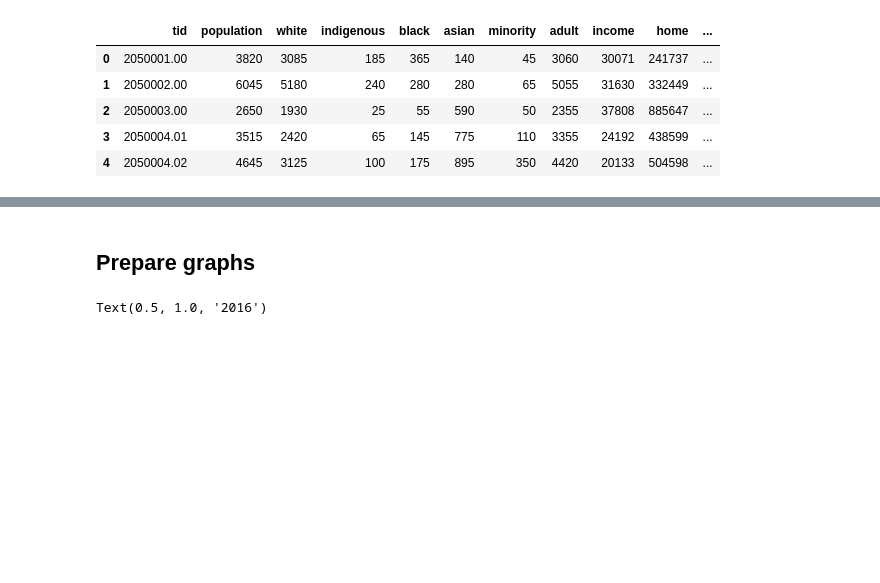
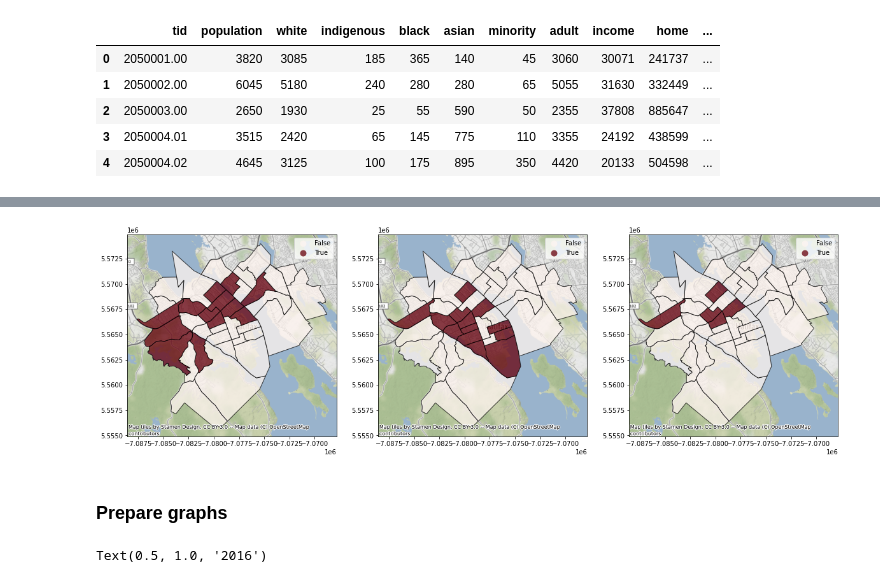
Before and after one commit to laurynmarchand/hfx-gentrification, a Jupyter notebook: notebooks/analysis.ipynb, the cells around one changed output, grey strips where cells are left out. Drawn from its saved outputs; the diff is of its cells as text; code cells hidden in the pictures; blank space fills up the shorter version.

```diff
--- a/notebooks/analysis.ipynb
+++ b/notebooks/analysis.ipynb
@@ -67,0 +95,4 @@ halifax2016.head()
+# %%
+census_tracts = pd.DataFrame(columns=['tid','geometry','educ_eligible','home_value_increase','home_eligible', 'gentrified'])
+census_tracts['tid'] = halifax2006['tid']
+census_tracts['geometry'] = halifax2006['geometry']
@@ -68,3 +117,44 @@ halifax2016.head()
+# %%
+inflation_rate = 1.1777
+for i in range(len(halifax2006['tid'])):
+  if (halifax2006['home'][i]*inflation_rate) < halifax2016['home'][i]:
+    census_tracts['home_value_increase'][i] = True
+  else:
+    census_tracts['home_value_increase'][i] = False
+# %%
+home2006 = np.array(halifax2006['home'])
+home2016 = np.array(halifax2016['home'])
+
+home_difference = []
+for i in range(len(home2006)):
+  home_difference.append(home2016[i] - (home2006[i]*inflation_rate))
+home_difference = np.array(home_difference)
+percentile66 = np.percentile(home_difference, 66)
+
+for i in range(len(census_tracts['tid'])):
+  if home_difference[i] > percentile66:
+    census_tracts['home_eligible'][i] = True
+  else:
+    census_tracts['home_eligible'][i] = False
+# %%
+for i in range(len(census_tracts['tid'])):
+  if census_tracts['educ_eligible'][i] == True and census_tracts['home_value_increase'][i] == True and census_tracts['home_eligible'][i] == True:
+    census_tracts['gentrified'][i] = True
+  else:
+    census_tracts['gentrified'][i] = False
+# %%
+fig, (ax1,ax2,ax3) = plt.subplots(1, 3)
+fig.set_figheight(20)
+fig.set_figwidth(20)
+trcts = gpd.GeoDataFrame(census_tracts, geometry='geometry')
+trcts.plot(column='educ_eligible', ax=ax1, edgecolor='k', cmap='Reds',legend=True, alpha=0.75)
+trcts.plot(column='home_eligible', ax=ax2, edgecolor='k', cmap='Reds', legend=True, alpha=0.75)
+trcts.plot(column='gentrified', ax=ax3, edgecolor='k', cmap='Reds', legend=True, alpha=0.75)
+ctx.add_basemap(ax1, zoom=12)
+ctx.add_basemap(ax2, zoom=12)
+ctx.add_basemap(ax3, zoom=12)
+# %% [output]
+[figure, added]
 # %% [markdown]
-## Prepare graphs
+### Prepare graphs
 # %%
```
Also changed, not shown: parts of 15 cells of this notebook.
